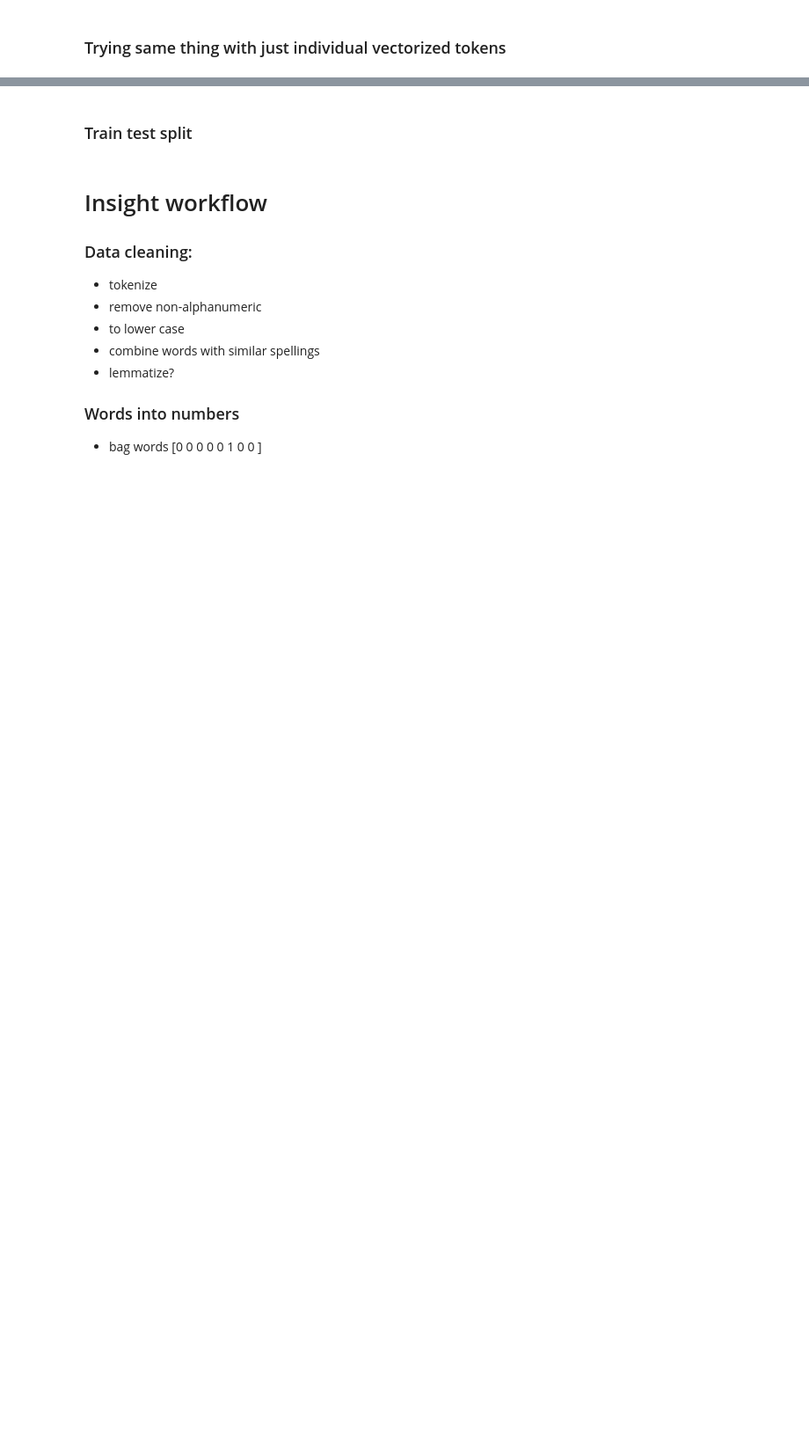
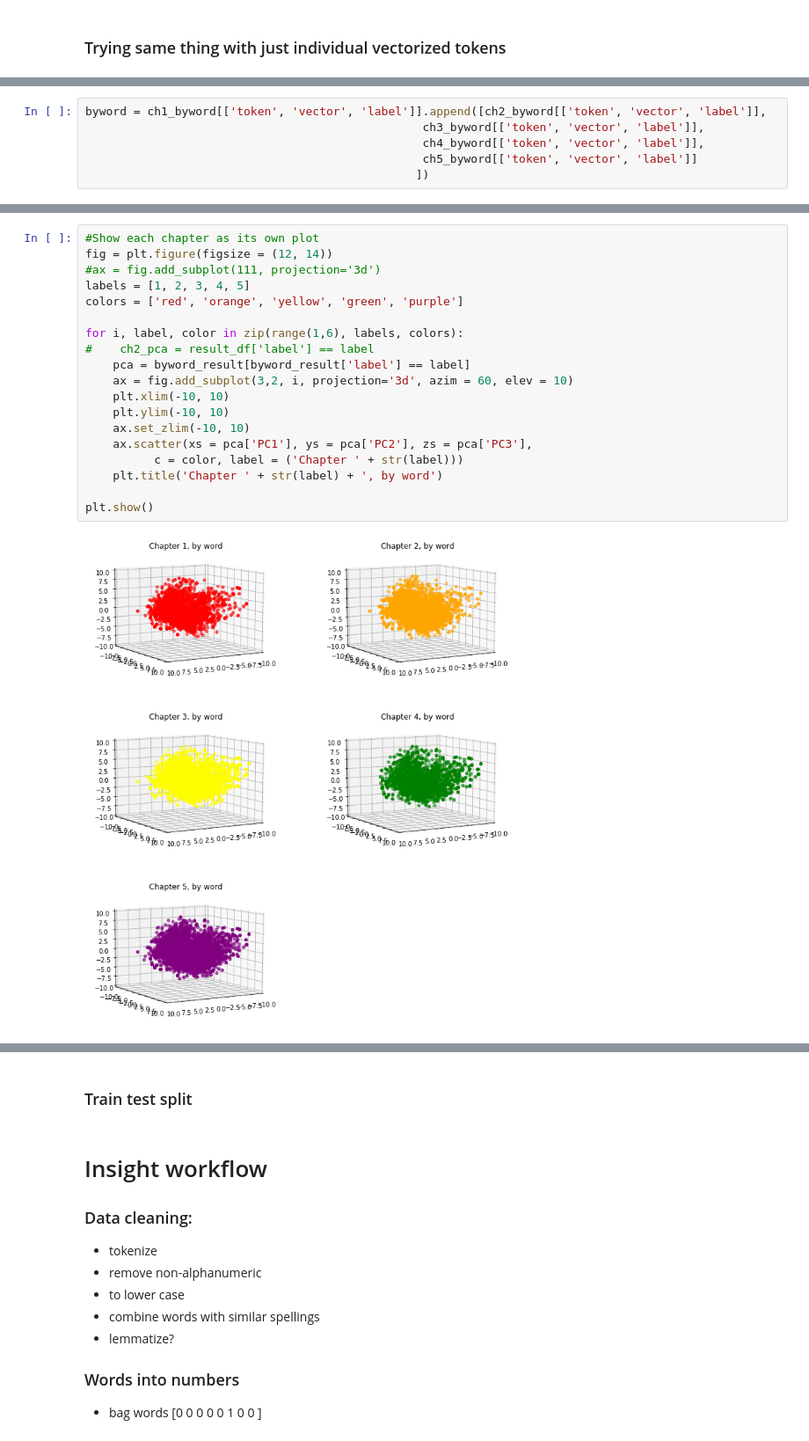
Before and after one commit to ssrosa/dsc-4-final-project-online-ds-pt-100118, a Jupyter notebook: student.ipynb, the cells around one changed output, grey strips where cells are left out. Shown at 88% size. Cells and saved outputs as stored; diff of their text form; blank space fills up the shorter version.

```diff
--- a/student.ipynb
+++ b/student.ipynb
@@ -882,0 +823,6 @@ ch1_byword.shape
+# %%
+byword = ch1_byword[['token', 'vector', 'label']].append([ch2_byword[['token', 'vector', 'label']],
+                                                 ch3_byword[['token', 'vector', 'label']],
+                                                 ch4_byword[['token', 'vector', 'label']],
+                                                 ch5_byword[['token', 'vector', 'label']]
+                                                ])
@@ -882,0 +879,21 @@ ch1_byword.shape
+# %%
+#Show each chapter as its own plot
+fig = plt.figure(figsize = (12, 14))
+#ax = fig.add_subplot(111, projection='3d')
+labels = [1, 2, 3, 4, 5]
+colors = ['red', 'orange', 'yellow', 'green', 'purple']
+
+for i, label, color in zip(range(1,6), labels, colors):
+#    ch2_pca = result_df['label'] == label
+    pca = byword_result[byword_result['label'] == label]
+    ax = fig.add_subplot(3,2, i, projection='3d', azim = 60, elev = 10)
+    plt.xlim(-10, 10)
+    plt.ylim(-10, 10)
+    ax.set_zlim(-10, 10)
+    ax.scatter(xs = pca['PC1'], ys = pca['PC2'], zs = pca['PC3'],
+          c = color, label = ('Chapter ' + str(label)))
+    plt.title('Chapter ' + str(label) + ', by word')
+
+plt.show()
+# %% [output]
+[figure, added]
```
Also changed, not shown: parts of 43 cells of this notebook.
